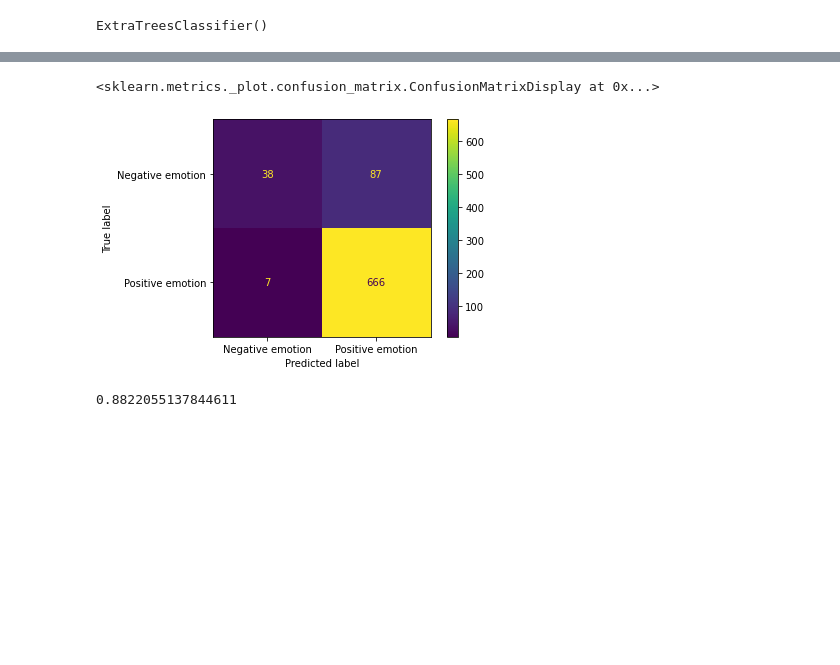
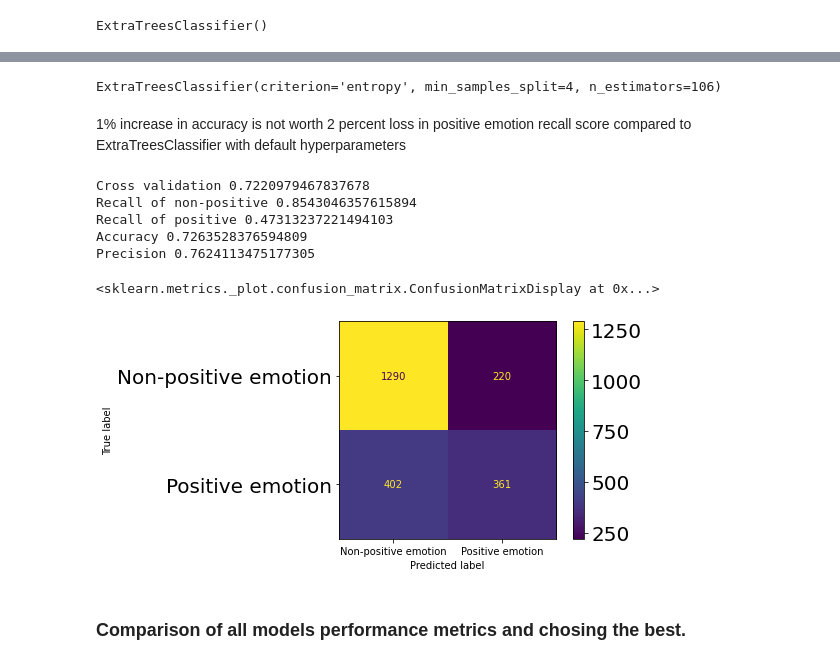
Before and after one commit to feelgd777/nlp-project-4, a Jupyter notebook: Data_Cleaning_Preprocessing-anton.ipynb, the cells around one changed output, grey strips where cells are left out. Cells and saved outputs as stored; diff of their text form; code cells hidden in the pictures; blank space fills up the shorter version.

```diff
--- a/Data_Cleaning_Preprocessing-anton.ipynb
+++ b/Data_Cleaning_Preprocessing-anton.ipynb
@@ -246,10 +217,11 @@ plot_confusion_matrix(mnb, X_train_vec, y_train, xticks_rotation='vertical');
 # %%
 #overfitted model - might change penalty to l1
-sgd = SGDClassifier(penalty='l1', alpha=1e-3, random_state=42, max_iter=5, tol=None, n_iter_no_change=20)
+sgd = SGDClassifier(penalty='l2', alpha=1e-3, random_state=42, max_iter=5, tol=None, n_iter_no_change=20)
 sgd.fit(X_train_vec, y_train)
 sgd_pred = sgd.predict(X_train_vec)
 sgd_pred_test = sgd.predict(X_test_vec)
 print("Cross validation", cross_val_score(sgd, X_train_vec, y_train).mean())
-print("Recall", recall_score(y_train, sgd_pred, average='weighted'))
-print("Accuracy", accuracy_score(y_train, sgd_pred))
+print("Recall", recall_score(y_test, sgd_pred_test, pos_label="Non-positive emotion"))
+print("Accuracy", accuracy_score(y_test, sgd_pred_test))
+print("Precision", precision_score(y_test, sgd_pred_test, pos_label="Non-positive emotion"))
 # %% [output]
@@ -371,10 +339,10 @@ plot_confusion_matrix(etc, X_test_vec, y_test)
 # %%
 from sklearn.model_selection import GridSearchCV
 # %%
-grid = {'n_estimators':range(100, 120), 'criterion': ["gini", "entropy"], 'min_samples_split':range(2,5)}
+# grid = {'n_estimators':range(100, 120), 'criterion': ["gini", "entropy"], 'min_samples_split':range(2,5)}
 
-etcgrid = GridSearchCV(estimator=etc, param_grid=grid, cv=5, n_jobs=-4, verbose=3)
-etcgrid.fit(X_train_vec, y_train)
+# etcgrid = GridSearchCV(estimator=etc, param_grid=grid, cv=5, n_jobs=-4, verbose=3)
+# etcgrid.fit(X_train_vec, y_train)
 # %% [output]
 Fitting 5 folds for each of 120 candidates, totalling 600 fits
 [Parallel(n_jobs=-4)]: Using backend LokyBackend with 5 concurrent workers.
@@ -401,5 +366,29 @@ etcgrid.best_estimator_.score(X_test_vec, y_test)
+# %%
+#best estimator from gridsearch
+etc_best_par = ExtraTreesClassifier(criterion = 'entropy', min_samples_split = 4, n_estimators = 106)
+# %%
+etc_best_par.fit(X_train_vec, y_train)
+# %% [output]
+ExtraTreesClassifier(criterion='entropy', min_samples_split=4, n_estimators=106)
+# %% [markdown]
+1% increase in accuracy is not worth 2 percent loss in positive emotion recall score
+compared to ExtraTreesClassifier with default hyperparameters
+# %%
+#Checking metrics
+etc_best_pred = etc_best_par.predict(X_test_vec)
+print("Cross validation", cross_val_score(etc, X_train_vec, y_train).mean())
+print("Recall of non-positive", recall_score(y_test, etc_best_pred, pos_label="Non-positive emotion"))
+print("Recall of positive", recall_score(y_test, etc_best_pred, pos_label="Positive emotion"))
+print("Accuracy", accuracy_score(y_test, etc_best_pred))
+print("Precision", precision_score(y_test, etc_best_pred, pos_label="Non-positive emotion"))
+# %% [output]
+Cross validation 0.7220979467837678
+Recall of non-positive 0.8543046357615894
+Recall of positive 0.47313237221494103
+Accuracy 0.7263528376594809
+Precision 0.7624113475177305
 # %%
-plot_confusion_matrix(etcgrid.best_estimator_, X_test_vec, y_test)
+plot_confusion_matrix(etc_best_par, X_test_vec, y_test)
 # %% [output]
 <sklearn.metrics._plot.confusion_matrix.ConfusionMatrixDisplay at 0x...>
-[figure, old version]
+[figure, new version]
@@ -408,4 +394,0 @@ y_pred_gs = etcgrid.best_estimator_.predict(X_test_vec)
-# %%
-accuracy_score(y_test, y_pred_gs)
-# %% [output]
-0.8822055137844611
@@ -413,0 +395,2 @@ from sklearn.metrics import classification_report
+# %% [markdown]
+### Comparison of all models performance metrics and chosing the best.
```
Also changed, not shown: parts of 83 cells of this notebook.
